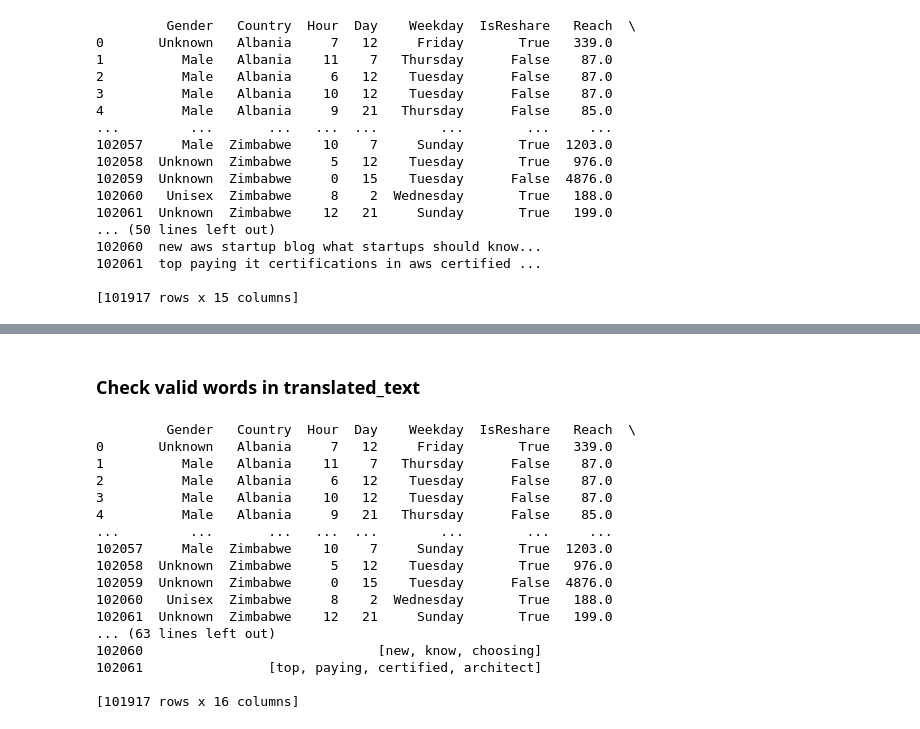
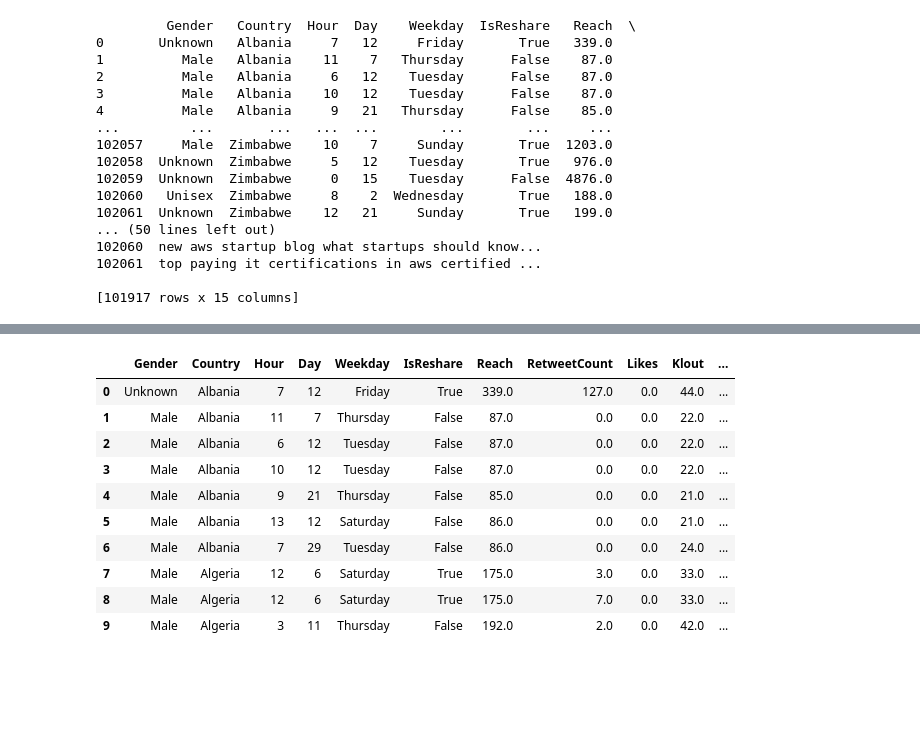
Before and after one commit to anmolpreet914/Analyzing-Twitter-Data-ML, a Jupyter notebook: Data Cleaning/Data Cleaning.ipynb, the cells around one changed output, grey strips where cells are left out. Drawn from its saved outputs; the diff is of its cells as text; code cells hidden in the pictures; blank space fills up the shorter version.

```diff
--- a/Data Cleaning/Data Cleaning.ipynb
+++ b/Data Cleaning/Data Cleaning.ipynb
@@ -616,2 +697,8 @@ print(df)
+# %%
+# Check for NaN values and fill them with an empty string or a placeholder
+df['translated_text'] = df['translated_text'].fillna('')
+
+# Convert all entries in the column to strings
+df['translated_text'] = df['translated_text'].astype(str)
 # %%
-df['translated_text']
+df["tokens"] = df["translated_text"].apply(preprocess_text)
@@ -631,40 +705,18 @@ Name: translated_text, Length: 101917, dtype: object
-# %% [markdown]
-### Check valid words in translated_text
-# %%
-# Download and load the NLTK words corpus
-
-english_words = set(words.words())
-
-# Load lists
-english_words = set(words.words())
-stop_words = set(stopwords.words('english'))
-
-# Function to filter out non-English words and stop words
-def filter_valid_words(text):
-    word_list = text.split()
-    return [word for word in word_list if word.lower() in english_words and word.lower() not in stop_words]
-
-# Apply the filter to 'translated_text' column
-df['valid_words'] = df['translated_text'].apply(lambda x: filter_valid_words(x))
-
-# Display the resulting DataFrame
-print(df)
-# %% [output]
-         Gender   Country  Hour  Day    Weekday  IsReshare   Reach  \
-0       Unknown   Albania     7   12     Friday       True   339.0
-1          Male   Albania    11    7   Thursday      False    87.0
-2          Male   Albania     6   12    Tuesday      False    87.0
-3          Male   Albania    10   12    Tuesday      False    87.0
-4          Male   Albania     9   21   Thursday      False    85.0
-...         ...       ...   ...  ...        ...        ...     ...
-102057     Male  Zimbabwe    10    7     Sunday       True  1203.0
-102058  Unknown  Zimbabwe     5   12    Tuesday       True   976.0
-102059  Unknown  Zimbabwe     0   15    Tuesday      False  4876.0
-102060   Unisex  Zimbabwe     8    2  Wednesday       True   188.0
-102061  Unknown  Zimbabwe    12   21     Sunday       True   199.0
-... (63 lines left out)
-102060                              [new, know, choosing]
-102061                [top, paying, certified, architect]
-
-[101917 rows x 16 columns]
+# %%
+# Remove rows where 'tokens' column is an empty list
+df = df[df['tokens'].apply(lambda x: len(x) > 0)]
+# %%
+df.head(10)
+# %% [output]
+|  | Gender | Country | Hour | Day | Weekday | IsReshare | Reach | RetweetCount | Likes | Klout | ... |
+| 0 | Unknown | Albania | 7 | 12 | Friday | True | 339.0 | 127.0 | 0.0 | 44.0 | ... |
+| 1 | Male | Albania | 11 | 7 | Thursday | False | 87.0 | 0.0 | 0.0 | 22.0 | ... |
+| 2 | Male | Albania | 6 | 12 | Tuesday | False | 87.0 | 0.0 | 0.0 | 22.0 | ... |
+| 3 | Male | Albania | 10 | 12 | Tuesday | False | 87.0 | 0.0 | 0.0 | 22.0 | ... |
+| 4 | Male | Albania | 9 | 21 | Thursday | False | 85.0 | 0.0 | 0.0 | 21.0 | ... |
+| 5 | Male | Albania | 13 | 12 | Saturday | False | 86.0 | 0.0 | 0.0 | 21.0 | ... |
+| 6 | Male | Albania | 7 | 29 | Tuesday | False | 86.0 | 0.0 | 0.0 | 24.0 | ... |
+| 7 | Male | Algeria | 12 | 6 | Saturday | True | 175.0 | 3.0 | 0.0 | 33.0 | ... |
+| 8 | Male | Algeria | 12 | 6 | Saturday | True | 175.0 | 7.0 | 0.0 | 33.0 | ... |
+| 9 | Male | Algeria | 3 | 11 | Thursday | False | 192.0 | 2.0 | 0.0 | 42.0 | ... |
 # %%
```
Also changed, not shown: parts of 14 cells of this notebook.
